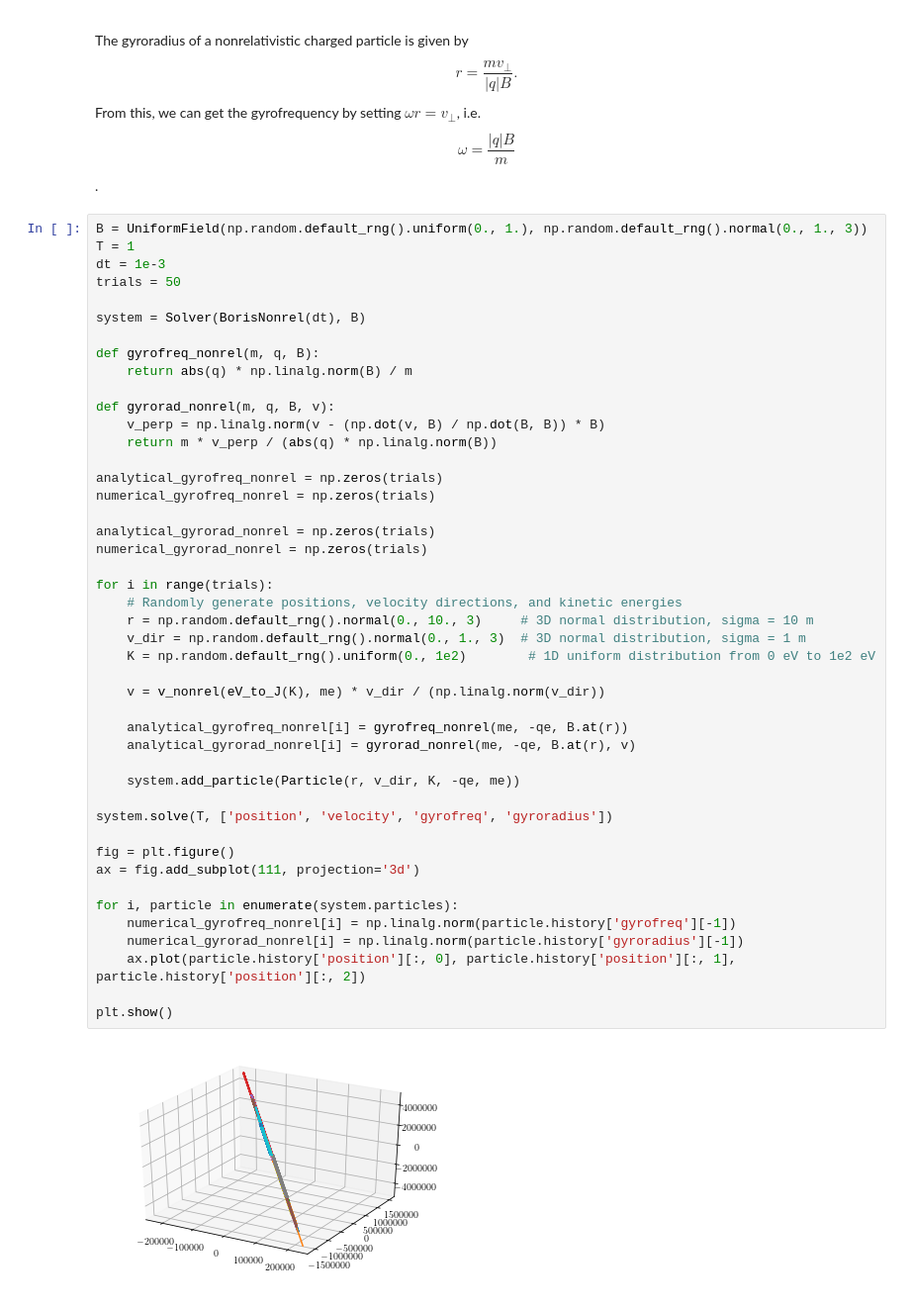
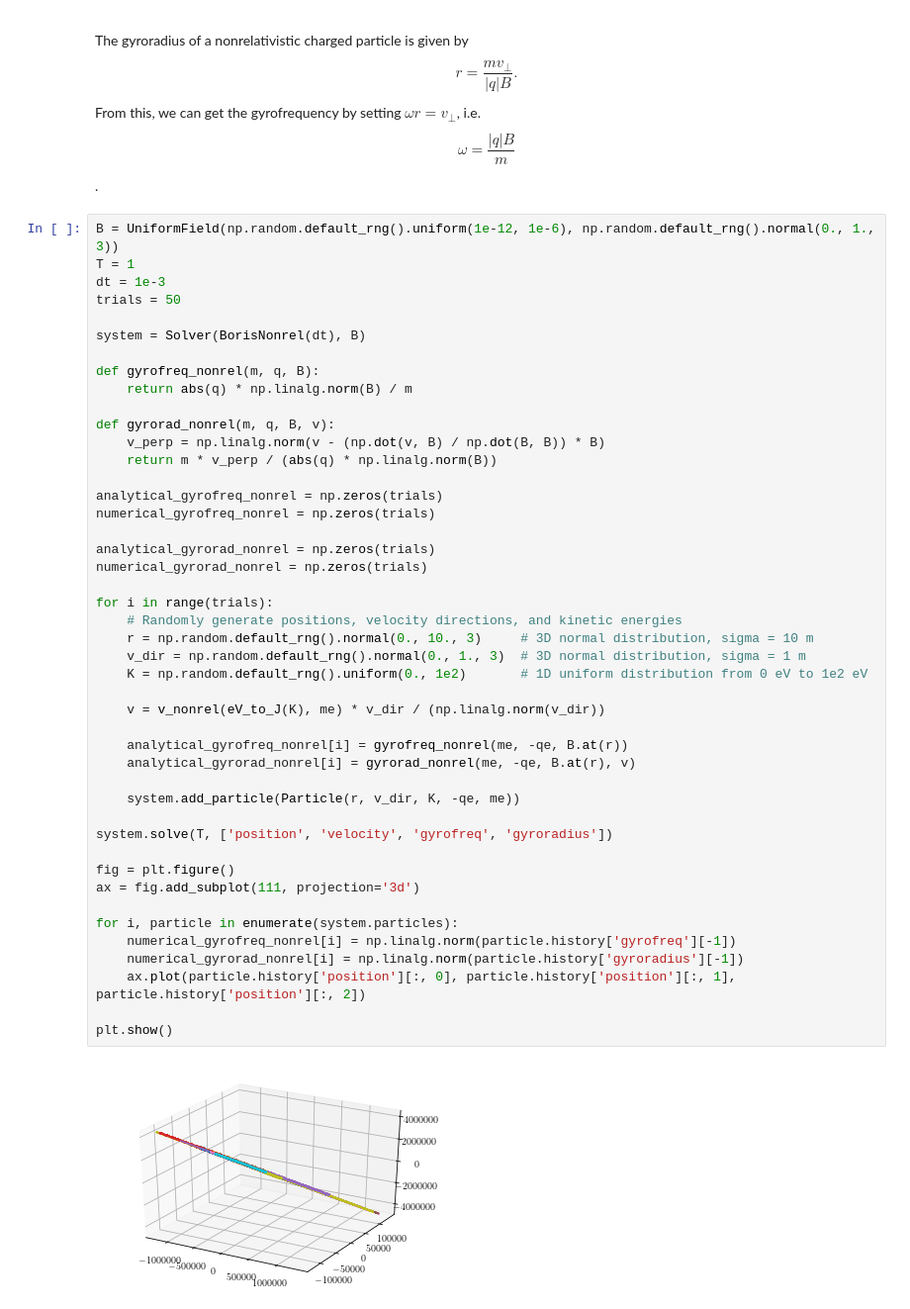
Before and after one commit to zbeever/cpt-solver, a Jupyter notebook: validation.ipynb, the cells around one changed output. Shown: that part at 99% size. Saved outputs shown, nothing was run; the diff lists cells and outputs as text.

```diff
--- a/validation.ipynb
+++ b/validation.ipynb
@@ -132,7 +132,7 @@ Average Error (%): 0.00
 
 The gyroradius of a nonrelativistic charged particle is given by $$r = \frac{mv_{\perp}}{|q|B}.$$ From this, we can get the gyrofrequency by setting $\omega r = v_{\perp}$, i.e. $$\omega = \frac{|q|B}{m}$$.
 # %%
-B = UniformField(np.random.default_rng().uniform(0., 1.), np.random.default_rng().normal(0., 1., 3))
+B = UniformField(np.random.default_rng().uniform(1e-12, 1e-6), np.random.default_rng().normal(0., 1., 3))
 T = 1
 dt = 1e-3
 trials = 50
@@ -149,35 +149,35 @@ def gyrorad_nonrel(m, q, B, v):
 analytical_gyrofreq_nonrel = np.zeros(trials)
 numerical_gyrofreq_nonrel = np.zeros(trials)
 
 analytical_gyrorad_nonrel = np.zeros(trials)
 numerical_gyrorad_nonrel = np.zeros(trials)
 
 for i in range(trials):
     # Randomly generate positions, velocity directions, and kinetic energies
     r = np.random.default_rng().normal(0., 10., 3)     # 3D normal distribution, sigma = 10 m
     v_dir = np.random.default_rng().normal(0., 1., 3)  # 3D normal distribution, sigma = 1 m
-    K = np.random.default_rng().uniform(0., 1e2)        # 1D uniform distribution from 0 eV to 1e2 eV
+    K = np.random.default_rng().uniform(0., 1e2)       # 1D uniform distribution from 0 eV to 1e2 eV
 
     v = v_nonrel(eV_to_J(K), me) * v_dir / (np.linalg.norm(v_dir))
 
     analytical_gyrofreq_nonrel[i] = gyrofreq_nonrel(me, -qe, B.at(r))
     analytical_gyrorad_nonrel[i] = gyrorad_nonrel(me, -qe, B.at(r), v)
 
     system.add_particle(Particle(r, v_dir, K, -qe, me))
 
 system.solve(T, ['position', 'velocity', 'gyrofreq', 'gyroradius'])
 
 fig = plt.figure()
 ax = fig.add_subplot(111, projection='3d')
 
 for i, particle in enumerate(system.particles):
     numerical_gyrofreq_nonrel[i] = np.linalg.norm(particle.history['gyrofreq'][-1])
     numerical_gyrorad_nonrel[i] = np.linalg.norm(particle.history['gyroradius'][-1])
     ax.plot(particle.history['position'][:, 0], particle.history['position'][:, 1], particle.history['position'][:, 2])
 
 plt.show()
 # %% [output]
-[figure, old version]
+[figure, new version]
 # %%
 # Nonrelativistic yrofrequency results
 
```
Also changed, not shown: parts of 11 cells of this notebook.
